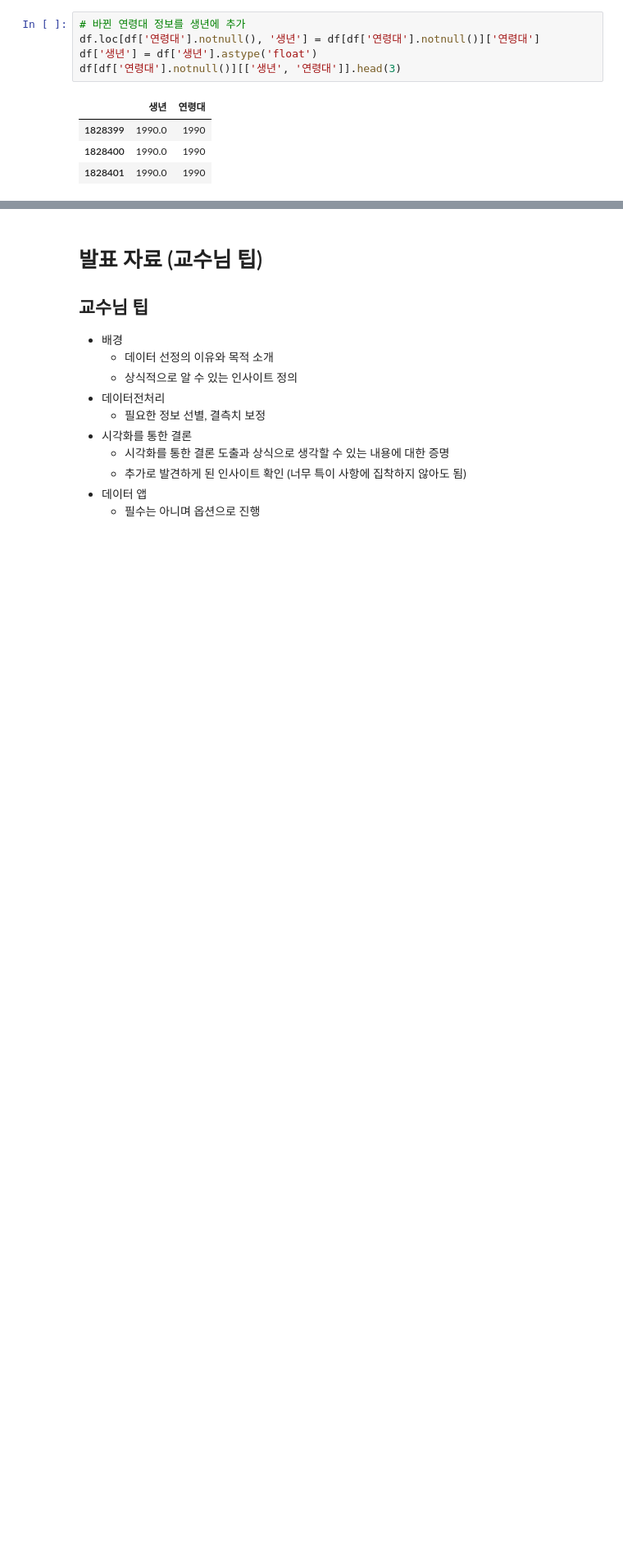
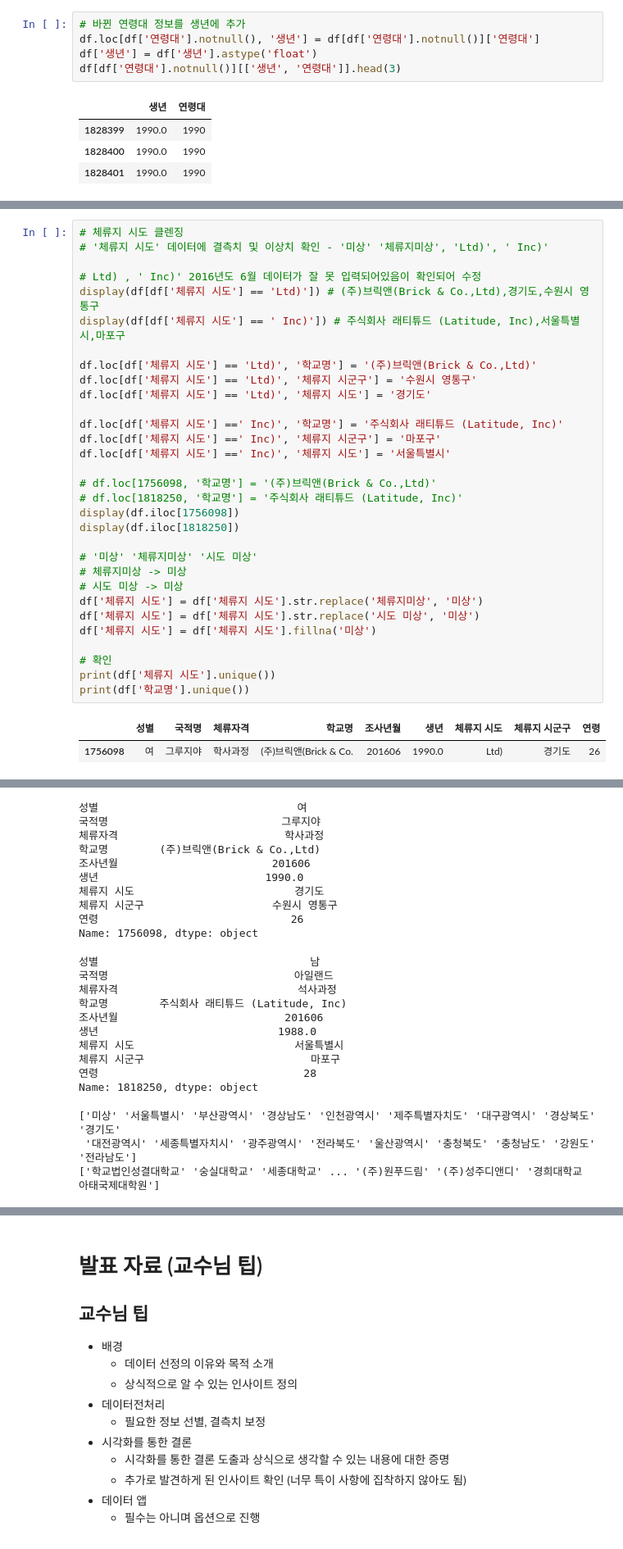
Before and after one commit to mobidic-zz/2022-eda, a Jupyter notebook: 법무부_외국인_유학생_관리정보.ipynb, the cells around one changed output, grey strips where cells are left out. Shown: that part at 82% size. Drawn from its saved outputs; the diff is of its cells as text; blank space fills up the shorter version.

```diff
--- a/법무부_외국인_유학생_관리정보.ipynb
+++ b/법무부_외국인_유학생_관리정보.ipynb
@@ -394,0 +493,34 @@ print(df['체류지 시군구'].unique())
+# %%
+# 체류지 시도 클렌징
+# '체류지 시도' 데이터에 결측치 및 이상치 확인 - '미상' '체류지미상', 'Ltd)', ' Inc)'
+
+# Ltd) , ' Inc)' 2016년도 6월 데이터가 잘 못 입력되어있음이 확인되어 수정
+display(df[df['체류지 시도'] == 'Ltd)']) # (주)브릭앤(Brick & Co.,Ltd),경기도,수원시 영통구
+display(df[df['체류지 시도'] == ' Inc)']) # 주식회사 래티튜드 (Latitude, Inc),서울특별시,마포구
+
+df.loc[df['체류지 시도'] == 'Ltd)', '학교명'] = '(주)브릭앤(Brick & Co.,Ltd)'
+df.loc[df['체류지 시도'] == 'Ltd)', '체류지 시군구'] = '수원시 영통구'
+df.loc[df['체류지 시도'] == 'Ltd)', '체류지 시도'] = '경기도'
+
+df.loc[df['체류지 시도'] ==' Inc)', '학교명'] = '주식회사 래티튜드 (Latitude, Inc)'
+df.loc[df['체류지 시도'] ==' Inc)', '체류지 시군구'] = '마포구'
+df.loc[df['체류지 시도'] ==' Inc)', '체류지 시도'] = '서울특별시'
+
+# df.loc[1756098, '학교명'] = '(주)브릭앤(Brick & Co.,Ltd)'
+# df.loc[1818250, '학교명'] = '주식회사 래티튜드 (Latitude, Inc)'
+display(df.iloc[1756098])
+display(df.iloc[1818250])
+
+# '미상' '체류지미상' '시도 미상'
+# 체류지미상 -> 미상
+# 시도 미상 -> 미상
+df['체류지 시도'] = df['체류지 시도'].str.replace('체류지미상', '미상')
+df['체류지 시도'] = df['체류지 시도'].str.replace('시도 미상', '미상')
+df['체류지 시도'] = df['체류지 시도'].fillna('미상')
+
+# 확인
+print(df['체류지 시도'].unique())
+print(df['학교명'].unique())
+# %% [output]
+|  | 성별 | 국적명 | 체류자격 | 학교명 | 조사년월 | 생년 | 체류지 시도 | 체류지 시군구 | 연령 |
+| 1756098 | 여 | 그루지야 | 학사과정 | (주)브릭앤(Brick & Co. | 201606 | 1990.0 | Ltd) | 경기도 | 26 |
@@ -394,0 +529,23 @@ print(df['체류지 시군구'].unique())
+성별                               여
+국적명                           그루지야
+체류자격                          학사과정
+학교명        (주)브릭앤(Brick & Co.,Ltd)
+조사년월                        201606
+생년                          1990.0
+체류지 시도                         경기도
+체류지 시군구                    수원시 영통구
+연령                              26
+Name: 1756098, dtype: object
+성별                                 남
+국적명                             아일랜드
+체류자격                            석사과정
+학교명        주식회사 래티튜드 (Latitude, Inc)
+조사년월                          201606
+생년                            1988.0
+체류지 시도                         서울특별시
+체류지 시군구                          마포구
+연령                                28
+Name: 1818250, dtype: object
+['미상' '서울특별시' '부산광역시' '경상남도' '인천광역시' '제주특별자치도' '대구광역시' '경상북도' '경기도'
+ '대전광역시' '세종특별자치시' '광주광역시' '전라북도' '울산광역시' '충청북도' '충청남도' '강원도' '전라남도']
+['학교법인성결대학교' '숭실대학교' '세종대학교' ... '(주)원푸드림' '(주)성주디앤디' '경희대학교 아태국제대학원']
```
Also changed, not shown: parts of 17 cells of this notebook, 4 other files.
